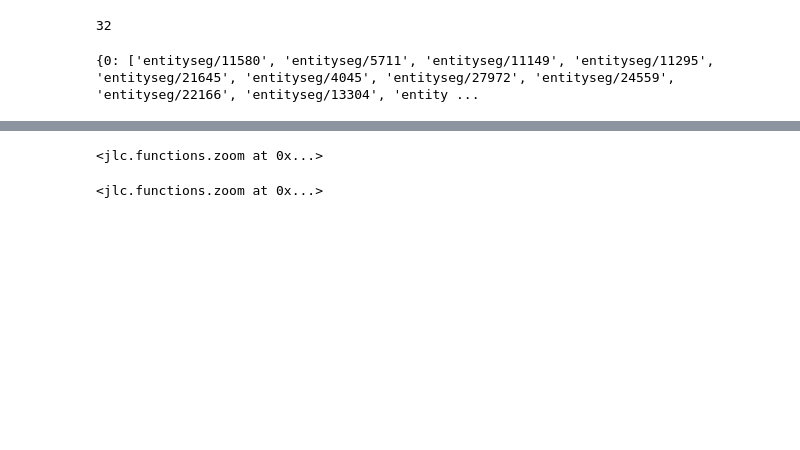
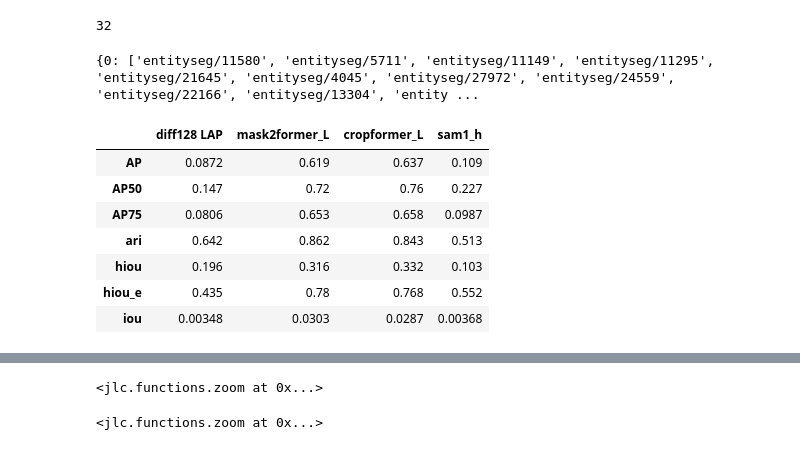
Before and after one commit to JakobLC/diffusion2, a Jupyter notebook: nice_script3.ipynb, the cells around one changed output, grey strips where cells are left out. Saved outputs shown, nothing was run; the diff lists cells and outputs as text; code cells hidden in the pictures; blank space fills up the shorter version.

```diff
--- a/nice_script3.ipynb
+++ b/nice_script3.ipynb
@@ -904,6 +826,17 @@ for didx in ssm.intersection_didx():
 print(didx_per_split)
 # %% [output]
 {0: ['entityseg/11580', 'entityseg/5711', 'entityseg/11149', 'entityseg/11295', 'entityseg/21645', 'entityseg/4045', 'entityseg/27972', 'entityseg/24559', 'entityseg/22166', 'entityseg/13304', 'entity ...
+# %%
+ssm.mean_metric_table()
+# %% [output]
+|  | diff128 LAP | mask2former_L | cropformer_L | sam1_h |
+| AP | 0.0872 | 0.619 | 0.637 | 0.109 |
+| AP50 | 0.147 | 0.72 | 0.76 | 0.227 |
+| AP75 | 0.0806 | 0.653 | 0.658 | 0.0987 |
+| ari | 0.642 | 0.862 | 0.843 | 0.513 |
+| hiou | 0.196 | 0.316 | 0.332 | 0.103 |
+| hiou_e | 0.435 | 0.78 | 0.768 | 0.552 |
+| iou | 0.00348 | 0.0303 | 0.0287 | 0.00368 |
 # %%
 t0 = ssm.mean_metric_table(intersection_only=didx_per_split[0])
 # %%
```
Also changed, not shown: parts of 57 cells of this notebook, 6 other files.
